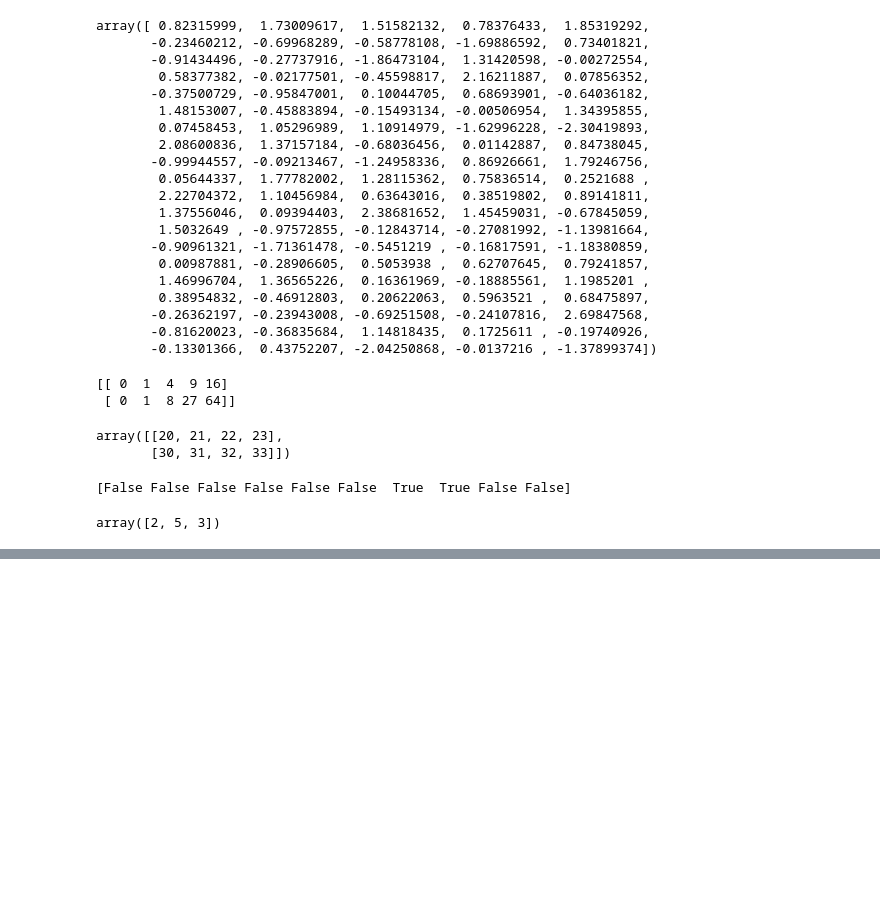
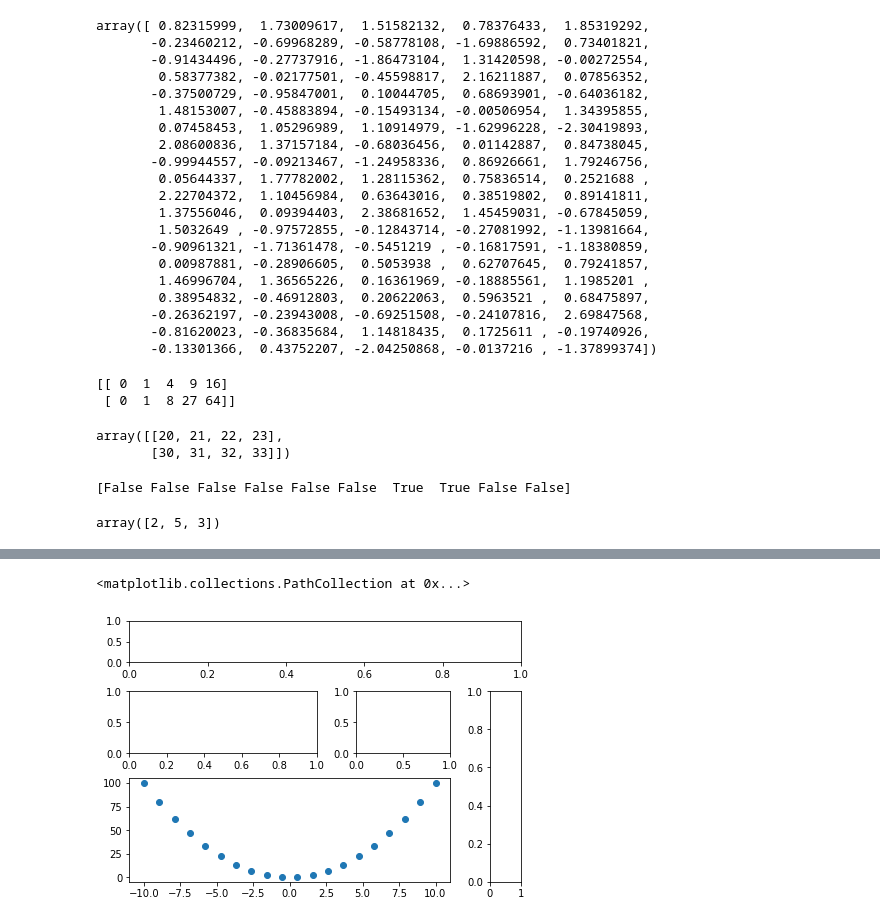
Before and after one commit to Allen13x/Intro2Py, a Jupyter notebook: Python4science.ipynb, the cells around one changed output, grey strips where cells are left out. Cells and saved outputs as stored; diff of their text form; code cells hidden in the pictures; blank space fills up the shorter version.

```diff
--- a/Python4science.ipynb
+++ b/Python4science.ipynb
@@ -97,0 +220,20 @@ array([2, 5, 3])
+# %%
+f = plt.figure(constrained_layout=True) # Instantiate Figure
+
+gs =f.add_gridspec( # Instantiate grid
+    nrows=3, ncols=3, # number of rows/columns in grid
+    left= 0.2, right=0.8 , top = 0.9, bottom = 0.1, # figure spanning of grid
+    wspace=0.05, hspace=0.03, # spacing between grid elements
+    width_ratios = [0.6,0.3, 0.1], height_ratios = [0.2,0.3,0.5], # relative width/height of grid elements
+    )
+
+ax1 = f.add_subplot(gs[0,:]) # instantiate axes spanning first row of grid
+ax2 = f.add_subplot(gs[1,0]) # second axes in pos (1,0)
+ax3 = f.add_subplot(gs[1,1]) # third axes in (1,1)
+
+ax5 = f.add_subplot(gs[2,:2]) # last axes covers third row, first two columns
+ax4 = f.add_subplot(gs[1:,-1]) # fourth spanning from second row on, last column
+ax5.scatter(x,x**2)
+# %% [output]
+<matplotlib.collections.PathCollection at 0x...>
+[figure, added]
```
Also changed, not shown: parts of 20 cells of this notebook.
